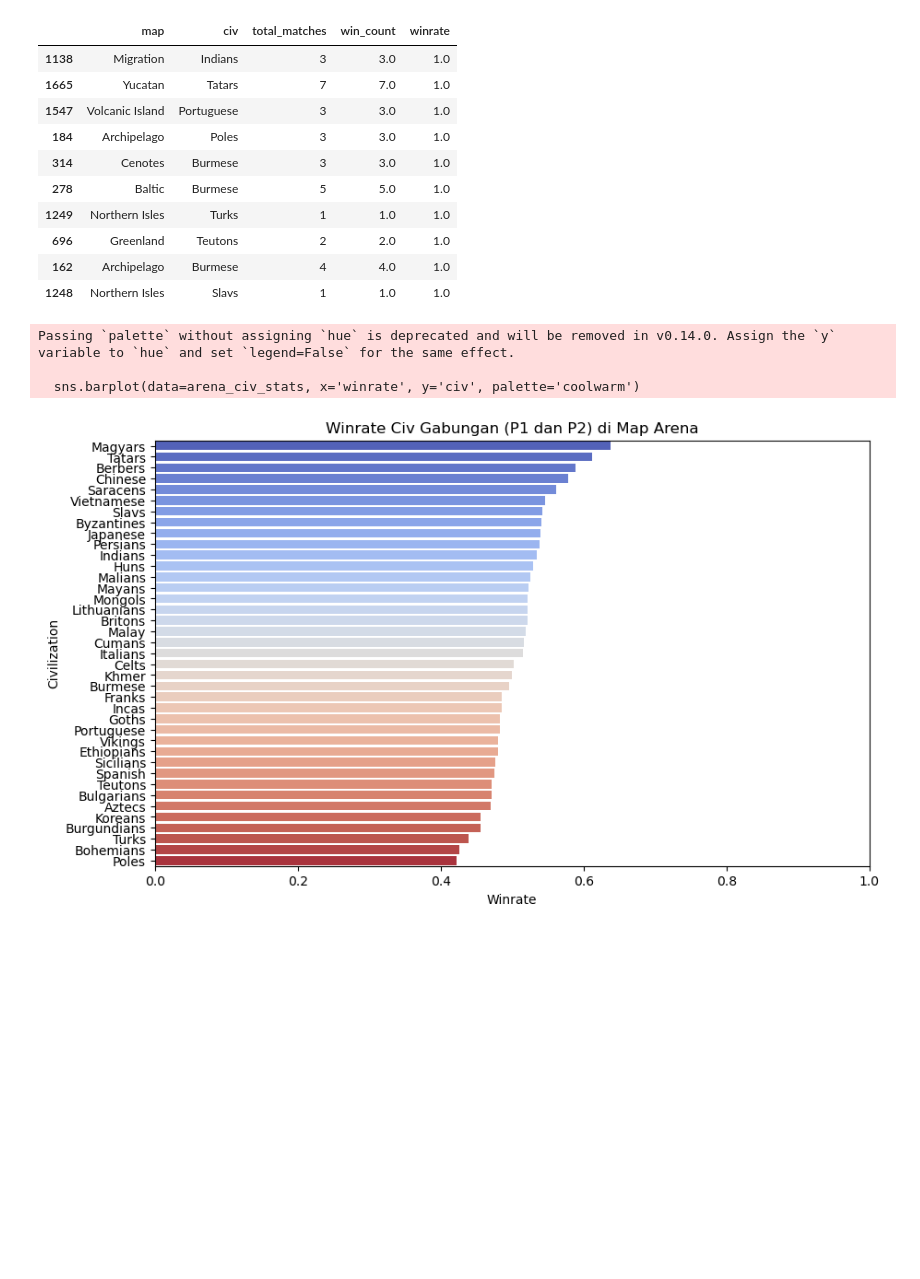
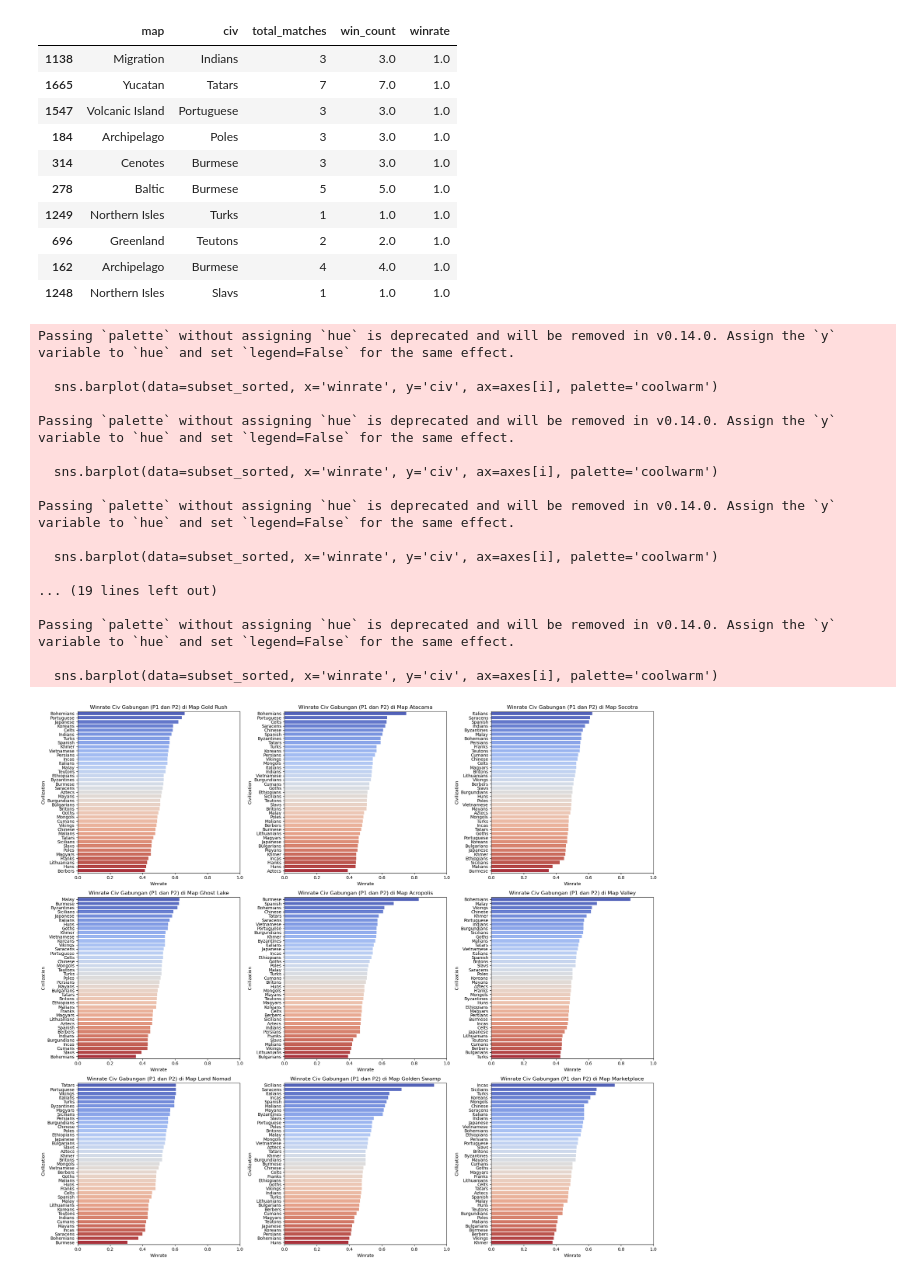
Before and after one commit to MWRaditya/ML-A11.2023.14948-UAS, a Jupyter notebook: naive_bayesAOE.ipynb, the cells around one changed output. Cells and saved outputs as stored; diff of their text form; code cells hidden in the pictures; blank space fills up the shorter version.

```diff
--- a/naive_bayesAOE.ipynb
+++ b/naive_bayesAOE.ipynb
@@ -474,18 +474,41 @@ merged.sort_values(by='winrate', ascending=False).head(10)
 | 696 | Greenland | Teutons | 2 | 2.0 | 1.0 |
 | 162 | Archipelago | Burmese | 4 | 4.0 | 1.0 |
 | 1248 | Northern Isles | Slavs | 1 | 1.0 | 1.0 |
-# %%
-arena_civ_stats = merged[merged['map'] == 'Arena'].sort_values(by='winrate', ascending=False)
-
-plt.figure(figsize=(10,6))
-sns.barplot(data=arena_civ_stats, x='winrate', y='civ', palette='coolwarm')
-plt.title("Winrate Civ Gabungan (P1 dan P2) di Map Arena")
-plt.xlabel("Winrate")
-plt.ylabel("Civilization")
-plt.xlim(0, 1)
-plt.show()
-# %% [output]
-Passing `palette` without assigning `hue` is deprecated and will be removed in v0.14.0. Assign the `y` variable to `hue` and set `legend=False` for the same effect.
-
-  sns.barplot(data=arena_civ_stats, x='winrate', y='civ', palette='coolwarm')
-[figure, removed]
+# %%
+# Ambil 9 map berikutnya setelah yang pertama 9 teratas
+next_maps = dataset['map'].value_counts().index[9:18]
+
+# Plot winrate civ untuk masing-masing map
+fig, axes = plt.subplots(3, 3, figsize=(20, 18))
+axes = axes.flatten()
+
+for i, map_name in enumerate(next_maps):
+    subset = merged[(merged['map'] == map_name) & (merged['total_matches'] >= 5)]
+    subset_sorted = subset.sort_values(by='winrate', ascending=False)
+    sns.barplot(data=subset_sorted, x='winrate', y='civ', ax=axes[i], palette='coolwarm')
+    axes[i].set_title(f"Winrate Civ Gabungan (P1 dan P2) di Map {map_name}")
+    axes[i].set_xlim(0, 1)
+    axes[i].set_xlabel("Winrate")
+    axes[i].set_ylabel("Civilization")
+
+plt.tight_layout()
+plt.show()
+# %% [output]
+Passing `palette` without assigning `hue` is deprecated and will be removed in v0.14.0. Assign the `y` variable to `hue` and set `legend=False` for the same effect.
+
+  sns.barplot(data=subset_sorted, x='winrate', y='civ', ax=axes[i], palette='coolwarm')
+
+Passing `palette` without assigning `hue` is deprecated and will be removed in v0.14.0. Assign the `y` variable to `hue` and set `legend=False` for the same effect.
+
+  sns.barplot(data=subset_sorted, x='winrate', y='civ', ax=axes[i], palette='coolwarm')
+
+Passing `palette` without assigning `hue` is deprecated and will be removed in v0.14.0. Assign the `y` variable to `hue` and set `legend=False` for the same effect.
+
+  sns.barplot(data=subset_sorted, x='winrate', y='civ', ax=axes[i], palette='coolwarm')
+
+... (19 lines left out)
+
+Passing `palette` without assigning `hue` is deprecated and will be removed in v0.14.0. Assign the `y` variable to `hue` and set `legend=False` for the same effect.
+
+  sns.barplot(data=subset_sorted, x='winrate', y='civ', ax=axes[i], palette='coolwarm')
+[figure, added]
```
